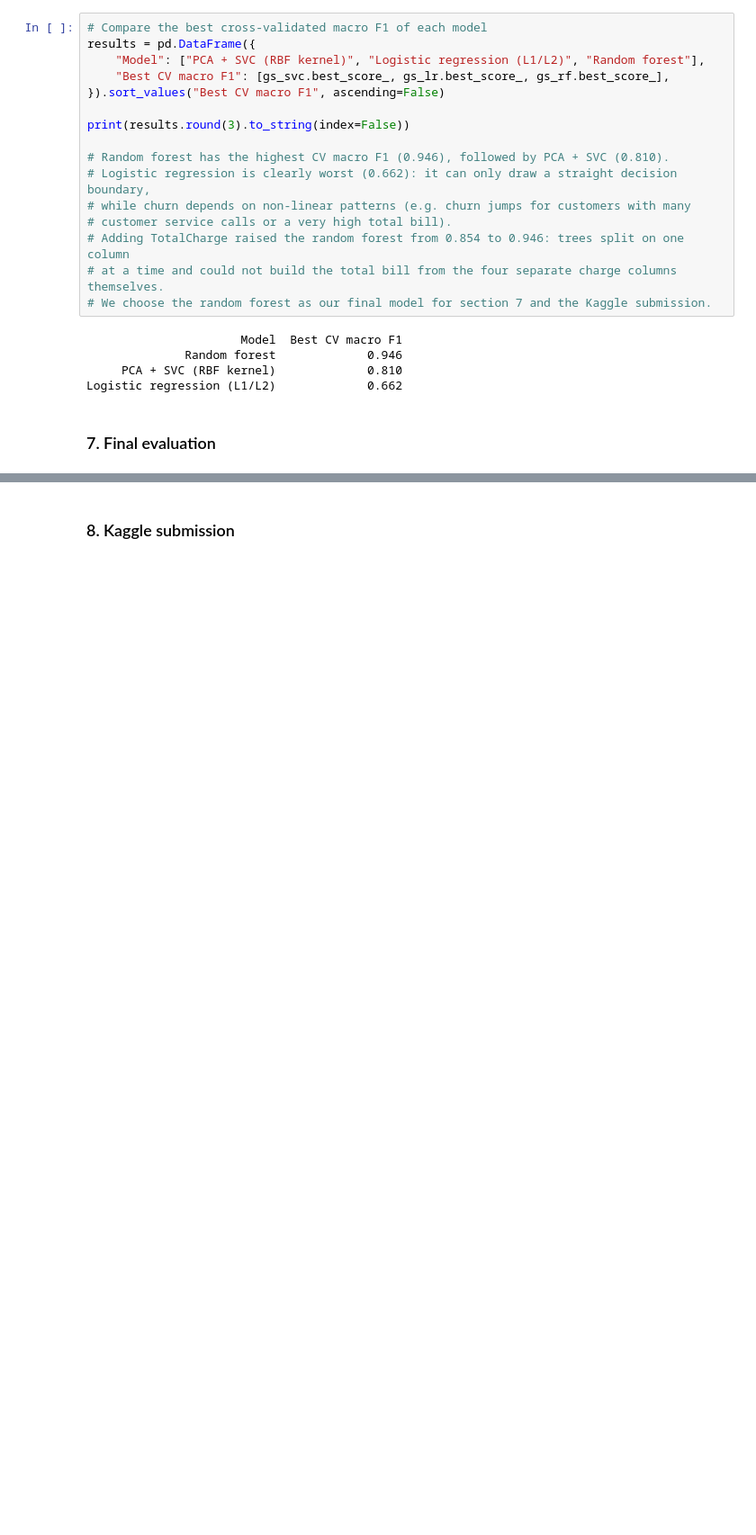
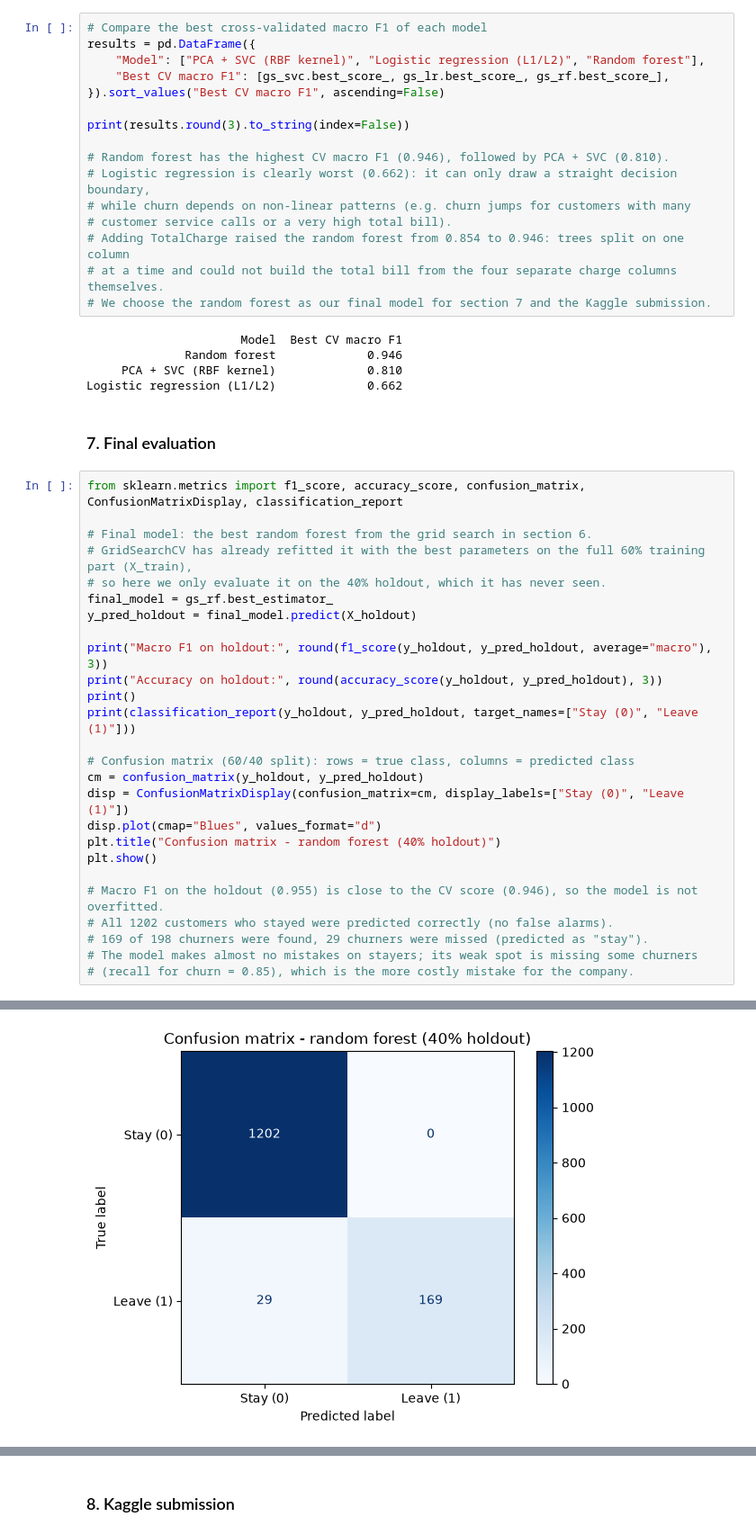
Before and after one commit to kacoew/DAT200-CAs, a Jupyter notebook: CA04_26H/CA4_Group6.ipynb, the cells around one changed output, grey strips where cells are left out. Shown at 90% size. Cells and saved outputs as stored; diff of their text form; blank space fills up the shorter version.

```diff
--- a/CA04_26H/CA4_Group6.ipynb
+++ b/CA04_26H/CA4_Group6.ipynb
@@ -487,3 +487,30 @@ print(results.round(3).to_string(index=False))
 Logistic regression (L1/L2)             0.662
 # %% [markdown]
 ### 7. Final evaluation
+# %%
+from sklearn.metrics import f1_score, accuracy_score, confusion_matrix, ConfusionMatrixDisplay, classification_report
+
+# Final model: the best random forest from the grid search in section 6.
+# GridSearchCV has already refitted it with the best parameters on the full 60% training part (X_train),
+# so here we only evaluate it on the 40% holdout, which it has never seen.
+final_model = gs_rf.best_estimator_
+y_pred_holdout = final_model.predict(X_holdout)
+
+print("Macro F1 on holdout:", round(f1_score(y_holdout, y_pred_holdout, average="macro"), 3))
+print("Accuracy on holdout:", round(accuracy_score(y_holdout, y_pred_holdout), 3))
+print()
+print(classification_report(y_holdout, y_pred_holdout, target_names=["Stay (0)", "Leave (1)"]))
+
+# Confusion matrix (60/40 split): rows = true class, columns = predicted class
+cm = confusion_matrix(y_holdout, y_pred_holdout)
+disp = ConfusionMatrixDisplay(confusion_matrix=cm, display_labels=["Stay (0)", "Leave (1)"])
+disp.plot(cmap="Blues", values_format="d")
+plt.title("Confusion matrix - random forest (40% holdout)")
+plt.show()
+
+# Macro F1 on the holdout (0.955) is close to the CV score (0.946), so the model is not overfitted.
+# All 1202 customers who stayed were predicted correctly (no false alarms).
+# 169 of 198 churners were found, 29 churners were missed (predicted as "stay").
+# The model makes almost no mistakes on stayers; its weak spot is missing some churners
+# (recall for churn = 0.85), which is the more costly mistake for the company.
+# %% [output]
@@ -489,0 +528 @@ Logistic regression (L1/L2)             0.662
+[figure, added]
```
Also changed, not shown: parts of 6 cells of this notebook, 1 other file.
